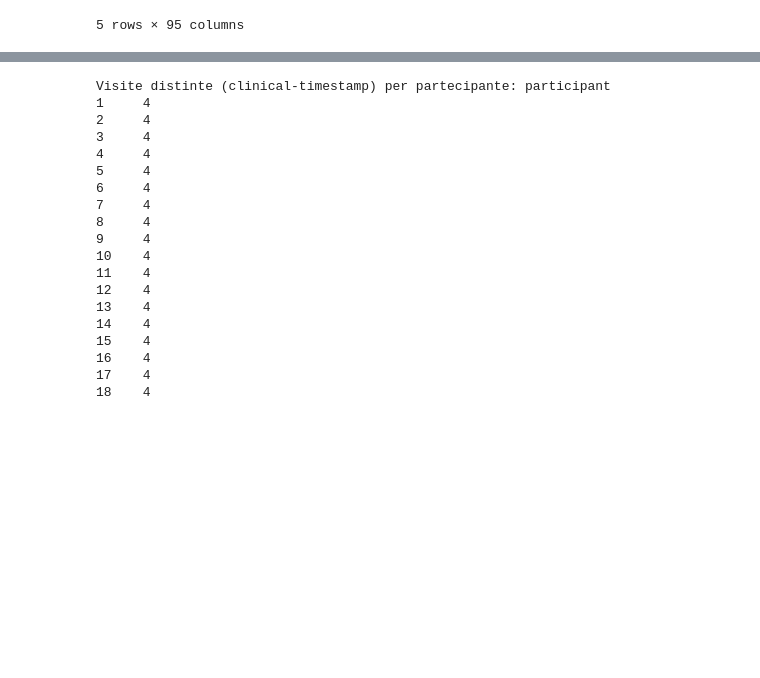
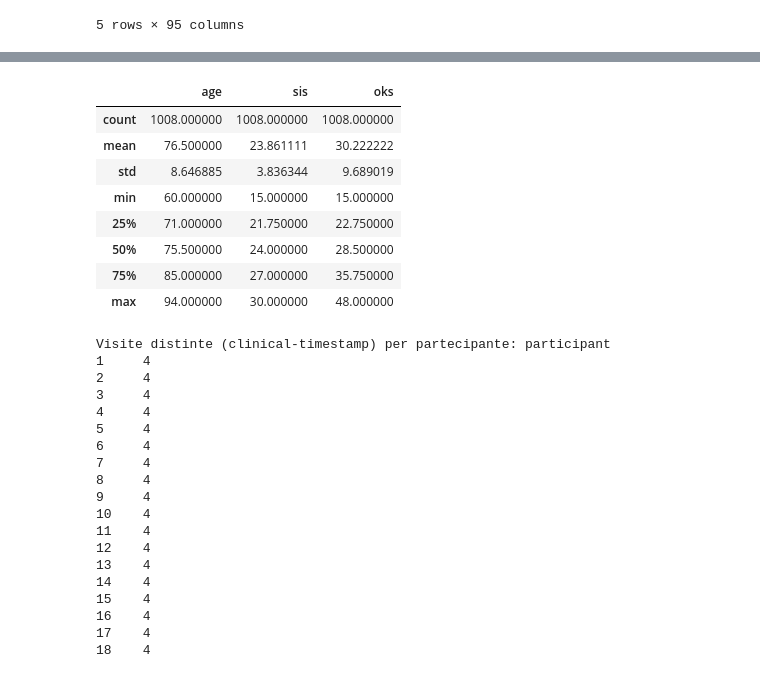
Before and after one commit to a-giorgetti-univpm/MAISON-ML, a Jupyter notebook: Development AG/LSTM_DLAnalysis.ipynb, the cells around one changed output, grey strips where cells are left out. Saved outputs shown, nothing was run; the diff lists cells and outputs as text; code cells hidden in the pictures; blank space fills up the shorter version.

```diff
--- a/Development AG/LSTM_DLAnalysis.ipynb
+++ b/Development AG/LSTM_DLAnalysis.ipynb
@@ -142,3 +142,15 @@ memory usage: 748.3+ KB
+# %%
+data[['age', 'sis', 'oks']].describe()
+# %% [output]
+|  | age | sis | oks |
+| count | 1008.000000 | 1008.000000 | 1008.000000 |
+| mean | 76.500000 | 23.861111 | 30.222222 |
+| std | 8.646885 | 3.836344 | 9.689019 |
+| min | 60.000000 | 15.000000 | 15.000000 |
+| 25% | 71.000000 | 21.750000 | 22.750000 |
+| 50% | 75.500000 | 24.000000 | 28.500000 |
+| 75% | 85.000000 | 27.000000 | 35.750000 |
+| max | 94.000000 | 30.000000 | 48.000000 |
 # %%
 # Compute quartiles for discretization
 siss_q1, siss_q2, siss_q3 = np.percentile(data["sis"], [25, 50, 75])
```
Also changed, not shown: parts of 4 cells of this notebook, 8 other files.
